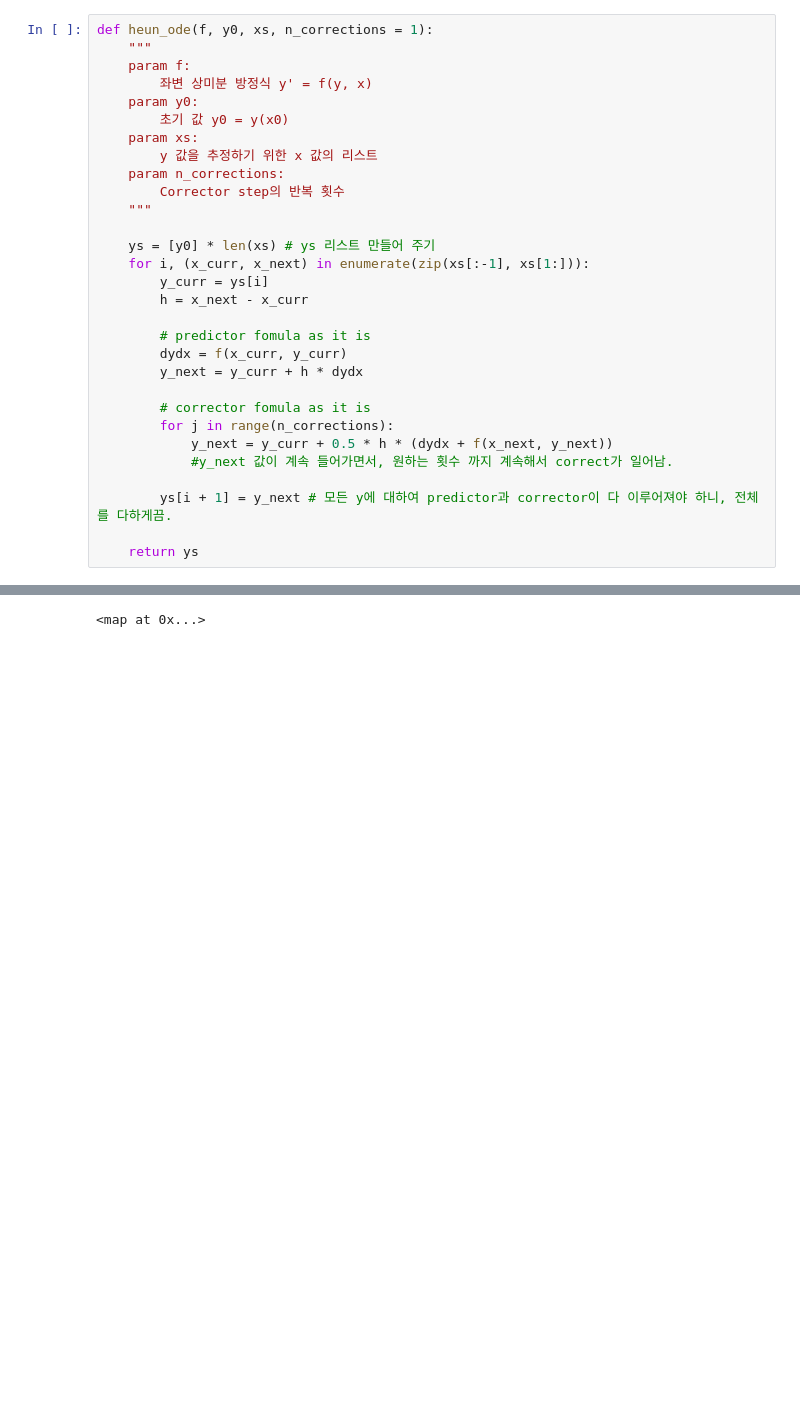
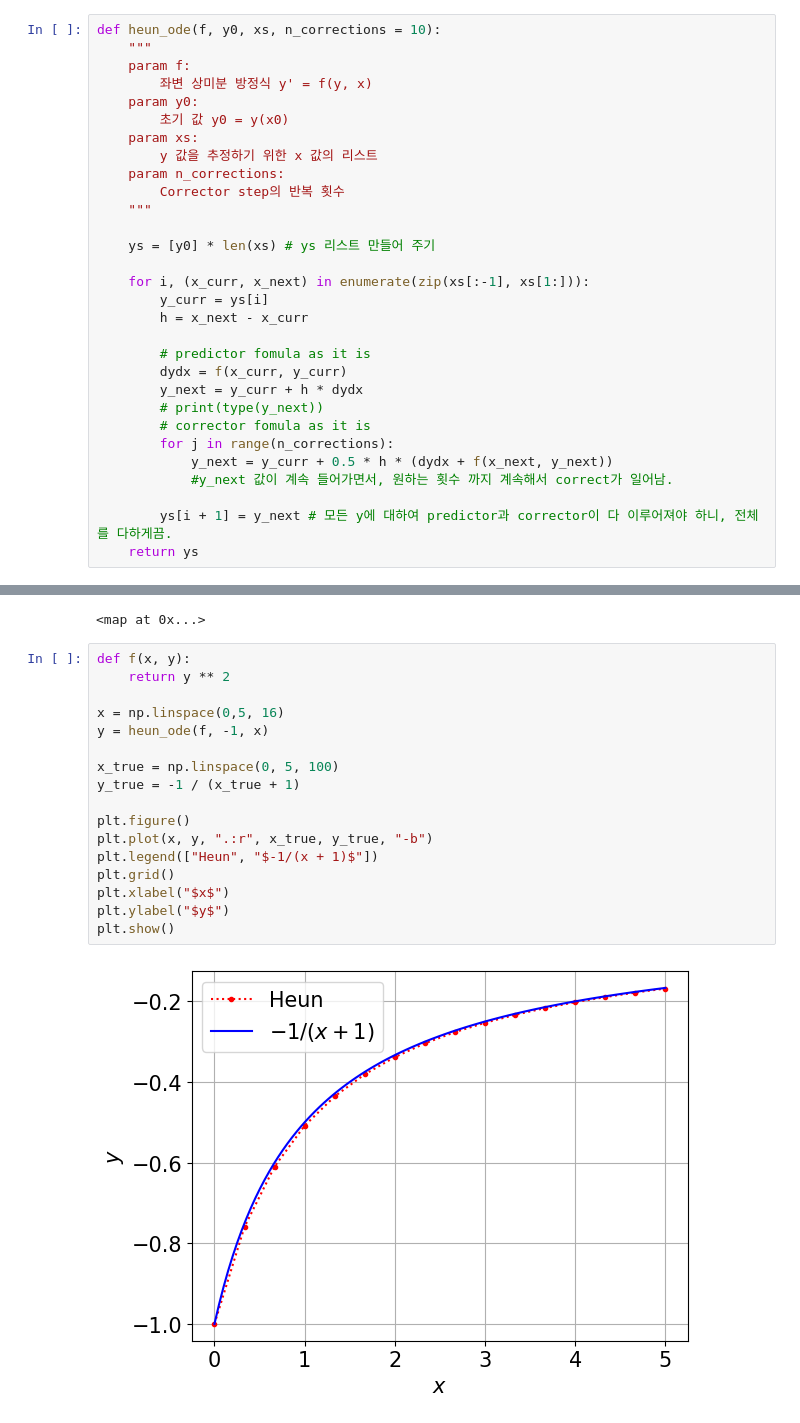
Before and after one commit to La-Folia/Numerical-Analysis, a Jupyter notebook: Integration_of_ODEs/Predictor_corrector_Method.ipynb, the cells around one changed output, grey strips where cells are left out. Drawn from its saved outputs; the diff is of its cells as text; blank space fills up the shorter version.

```diff
--- a/Integration_of_ODEs/Predictor_corrector_Method.ipynb
+++ b/Integration_of_ODEs/Predictor_corrector_Method.ipynb
@@ -4,7 +4,7 @@ from matplotlib import pyplot as plt
 plt.rcParams.update({'font.size': 15})
 #%config InlineBackend.figure_format='retina'
 # %%
-def heun_ode(f, y0, xs, n_corrections = 1):
+def heun_ode(f, y0, xs, n_corrections = 10):
     """
     param f:
         좌변 상미분 방정식 y' = f(y, x)
@@ -17,6 +17,7 @@ def heun_ode(f, y0, xs, n_corrections = 1):
     """
 
     ys = [y0] * len(xs) # ys 리스트 만들어 주기
+
     for i, (x_curr, x_next) in enumerate(zip(xs[:-1], xs[1:])):
         y_curr = ys[i]
         h = x_next - x_curr
@@ -24,12 +25,11 @@ def heun_ode(f, y0, xs, n_corrections = 1):
         # predictor fomula as it is
         dydx = f(x_curr, y_curr)
         y_next = y_curr + h * dydx
-
+        # print(type(y_next))
         # corrector fomula as it is
         for j in range(n_corrections):
             y_next = y_curr + 0.5 * h * (dydx + f(x_next, y_next))
             #y_next 값이 계속 들어가면서, 원하는 횟수 까지 계속해서 correct가 일어남.
 
         ys[i + 1] = y_next # 모든 y에 대하여 predictor과 corrector이 다 이루어져야 하니, 전체를 다하게끔.
-
     return ys
@@ -135,3 +137,22 @@ The number of args is 6
 map(len, [rows,columns])
 # %% [output]
 <map at 0x...>
+# %%
+def f(x, y):
+    return y ** 2
+
+x = np.linspace(0,5, 16)
+y = heun_ode(f, -1, x)
+
+x_true = np.linspace(0, 5, 100)
+y_true = -1 / (x_true + 1)
+
+plt.figure()
+plt.plot(x, y, ".:r", x_true, y_true, "-b")
+plt.legend(["Heun", "$-1/(x + 1)$"])
+plt.grid()
+plt.xlabel("$x$")
+plt.ylabel("$y$")
+plt.show()
+# %% [output]
+[figure, added]
```
Also changed, not shown: parts of 11 cells of this notebook, 2 other files.
